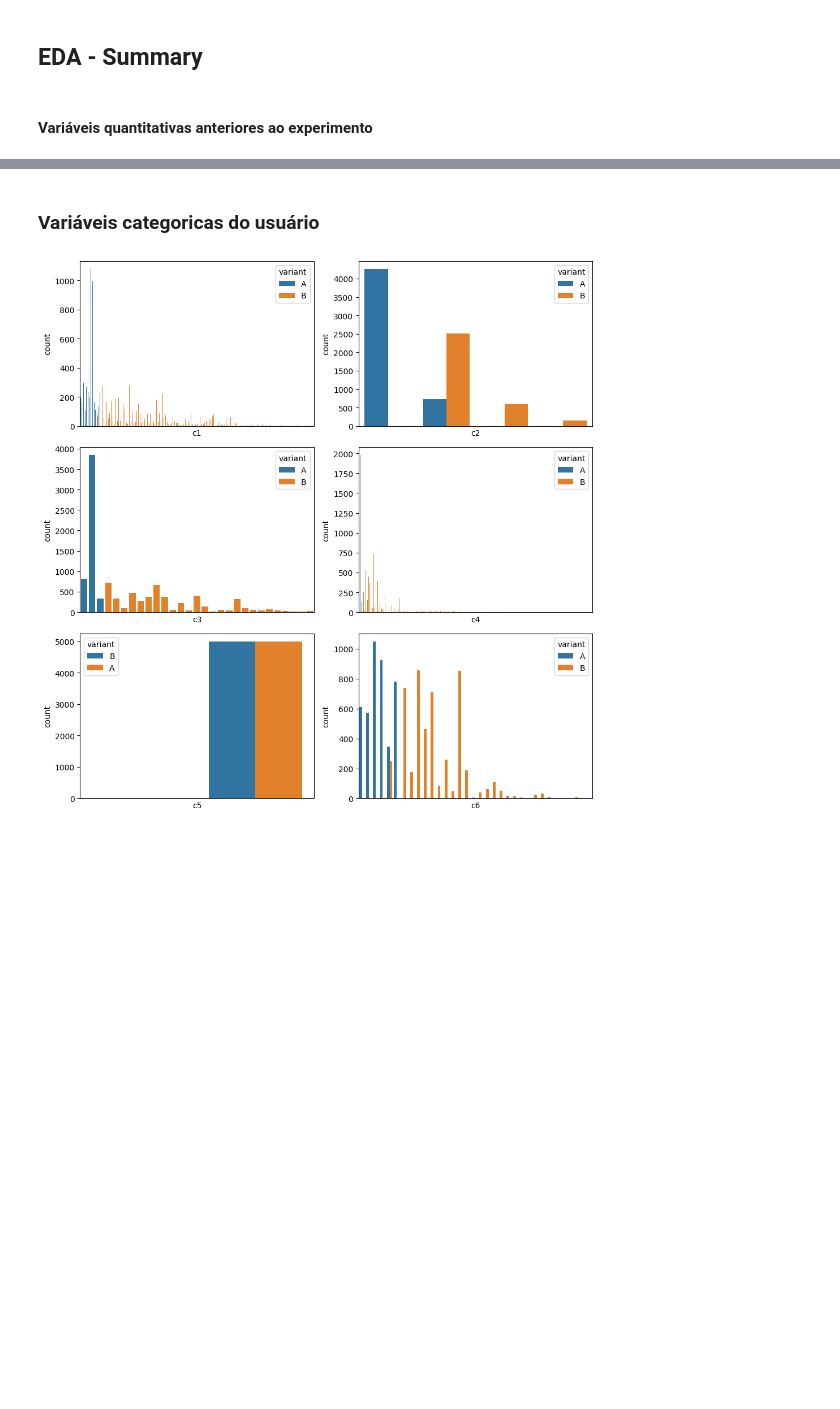
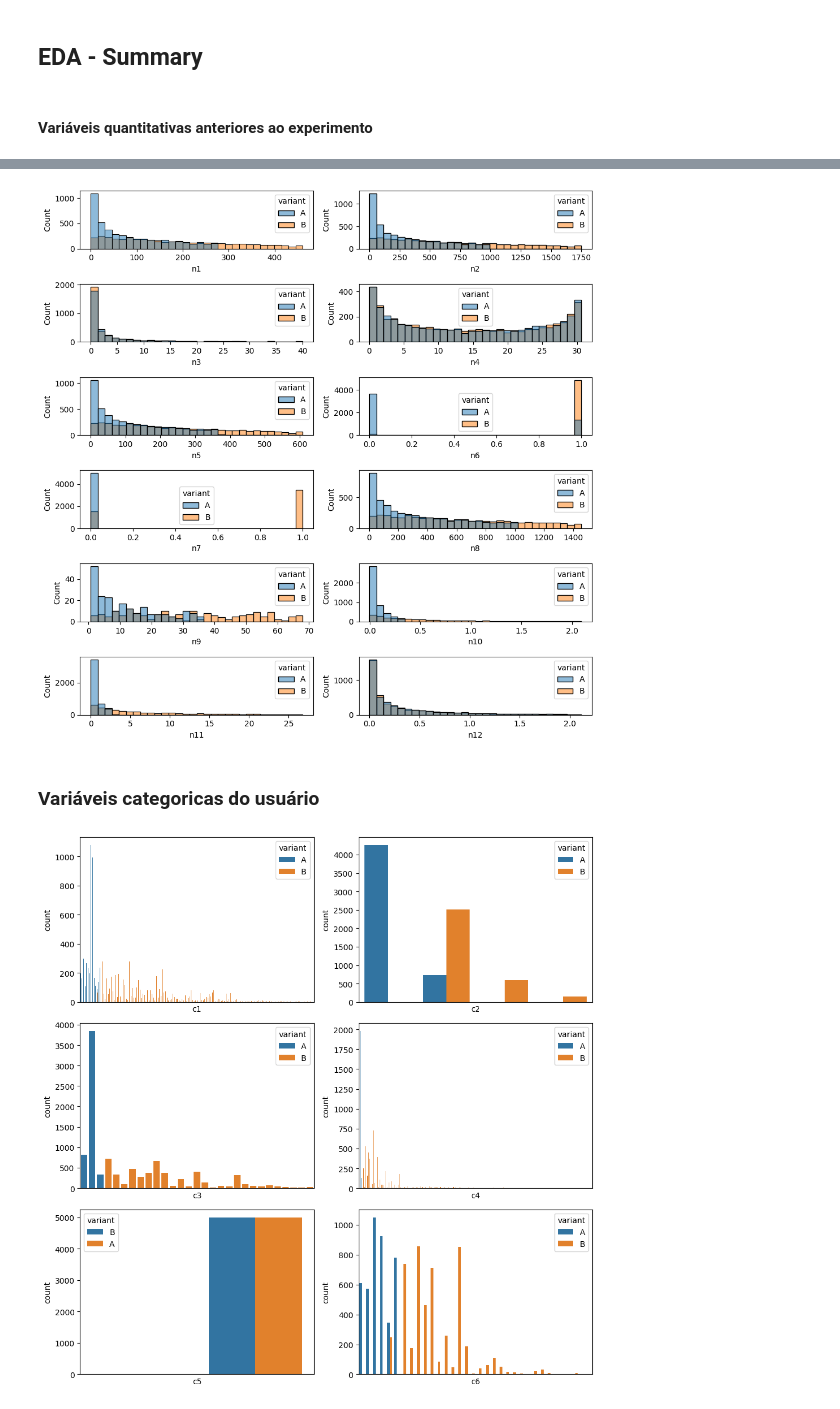
Before and after one commit to oihugu/Case-Hotmart, a Jupyter notebook: main.ipynb, the cells around one changed output, grey strips where cells are left out. Saved outputs shown, nothing was run; the diff lists cells and outputs as text; code cells hidden in the pictures; blank space fills up the shorter version.

```diff
--- a/main.ipynb
+++ b/main.ipynb
@@ -279,3 +279,38 @@ for i, col in enumerate([f'n{n}' for n in range(1,13)]):
+# %%
+fig = plt.figure(figsize=(10, 10))
+
+variant_a = df[df['variant'] == 'A'].head(5000)
+variant_b = df[df['variant'] == 'B'].head(5000)
+_df = pd.concat([variant_a, variant_b])
+
+for i, col in enumerate([f'n{n}' for n in range(1,13)]):
+    fig.add_subplot(6, 2, i+1)
+    if col in ['n1', 'n2', 'n5', 'n8', 'n9', 'n10', 'n11']:
+        _df.loc[_df['variant'] == 'B', col] = _df.loc[_df['variant'] == 'B', col] - _df.loc[_df['variant'] == 'A', col].max()
+    elif col == 'n9':
+        continue
+    elif col == 'n6':
+        _df[col] = _df[col].apply(lambda x: 1 if x > 0.5 * 1e9 else 0)
+    elif col == 'n7':
+        _df[col] = _df[col].apply(lambda x: 1 if x > 50 else 0)
+
+    _q_min = _df[col].quantile(0.05)
+
+    if col == 'n3':
+        _q_max = 40
+    elif col in ['n10']:
+        _q_max = _df[col].quantile(0.75)
+    elif col in ['n6', 'n7']:
+        _q_max = 2
+        _q_min = -2
+    else:
+        _q_max = _df[col].quantile(0.9)
+
+    _data = _df[(_df[col] < _q_max) & (_df[col] > _q_min)][[col, 'variant']]
+    sns.histplot(x=col, data=_data, hue='variant', bins=30)
+    fig.tight_layout()
+# %% [output]
+[figure, added]
 # %% [markdown]
 ### Variáveis categoricas do usuário
 # %%
```
Also changed, not shown: parts of 31 cells of this notebook, 1 other file.
